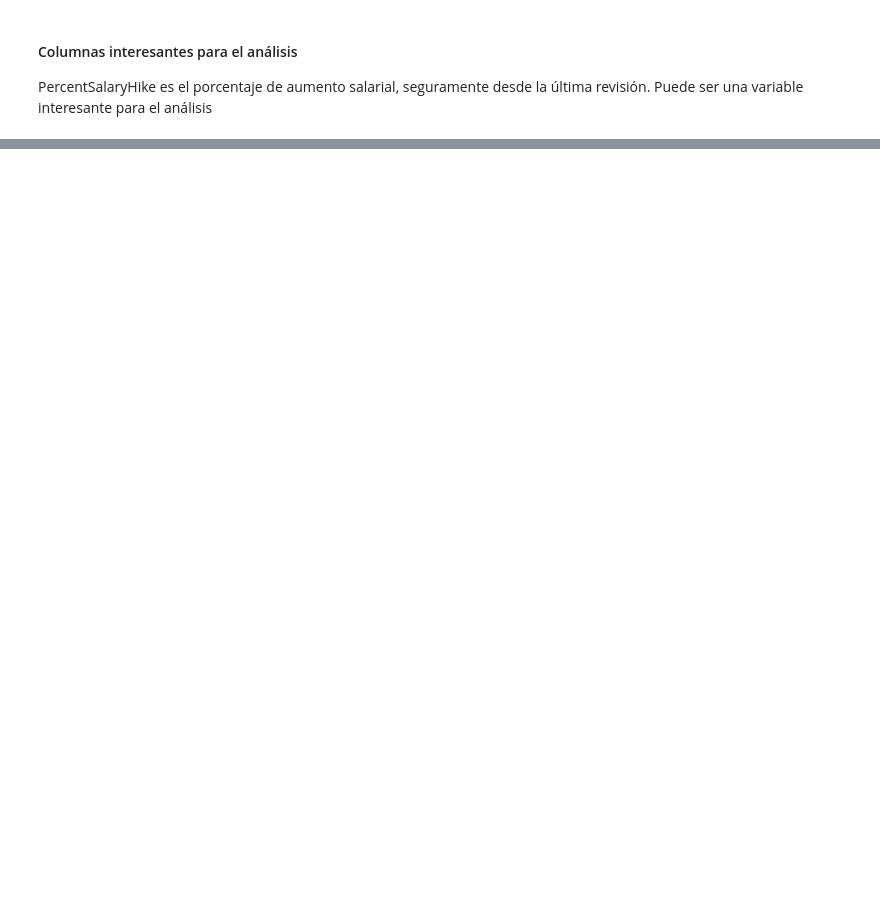
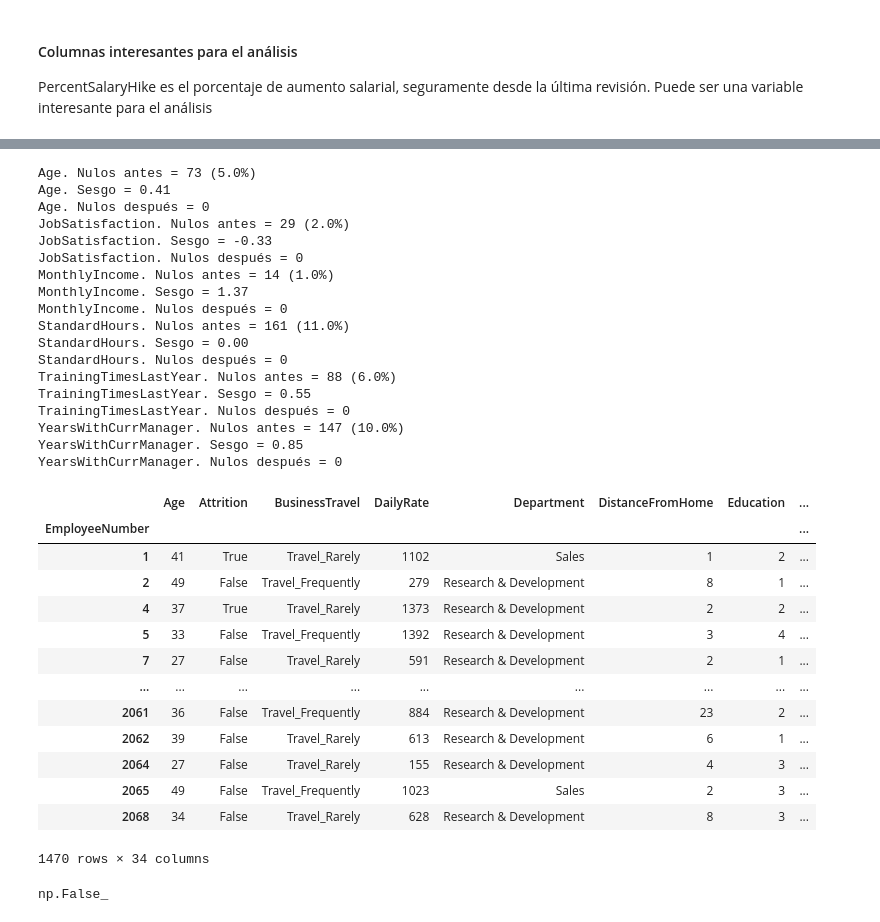
Before and after one commit to Adalab/project-da-promo-67-modulo-3-team-2, a Jupyter notebook: EDA_transformacion_limpieza.ipynb, the cells around one changed output, grey strips where cells are left out. Saved outputs shown, nothing was run; the diff lists cells and outputs as text; code cells hidden in the pictures; blank space fills up the shorter version.

```diff
--- a/EDA_transformacion_limpieza.ipynb
+++ b/EDA_transformacion_limpieza.ipynb
@@ -309,0 +463,73 @@ PercentSalaryHike es el porcentaje de aumento salarial, seguramente desde la úl
+# %%
+## FUNCION PARA SUSTITUIR NULOS EN COLUMNAS NUMERICAS - PY
+
+def sustitucion_nulos_numericas(df):
+    df = df.copy()
+    columnas_numericas = df.select_dtypes(include=['number']).columns
+    columnas_con_nulos = [col for col in columnas_numericas if df[col].isnull().sum() > 0]
+    imputador = IterativeImputer(max_iter= 10, random_state= 42)
+    valores_imputados = imputador.fit_transform(df[columnas_numericas])
+    df_temp = pd.DataFrame(valores_imputados, columns=columnas_numericas, index=df.index)
+
+    for columna in columnas_con_nulos:
+        porcentaje_nulos = df[columna].isnull().sum()/df.shape[0]*100
+        print(f"{columna}. Nulos antes = {df[columna].isnull().sum()} ({porcentaje_nulos:.1f}%)")
+
+
+        if porcentaje_nulos > 25:
+            df[columna] = df_temp[columna]
+            print(f"{columna}. Nulos después = {df[columna].isnull().sum()}")
+
+        else:
+            sesgo = df[columna].skew()
+            mediana = df[columna].median()
+            media = df[columna].mean()
+            print(f"{columna}. Sesgo = {sesgo:.2f}")
+            if abs(sesgo) > 0.5:
+                df[columna] = df[columna].fillna(round(mediana))
+                print(f"{columna}. Nulos después = {df[columna].isnull().sum()}")
+            else:
+                df[columna] = df[columna].fillna(round(media))
+                print(f"{columna}. Nulos después = {df[columna].isnull().sum()}")
+
+    return df
+# %%
+df_limpio = sustitucion_nulos_numericas(df_bool_limpio)
+df_limpio
+# %% [output]
+Age. Nulos antes = 73 (5.0%)
+Age. Sesgo = 0.41
+Age. Nulos después = 0
+JobSatisfaction. Nulos antes = 29 (2.0%)
+JobSatisfaction. Sesgo = -0.33
+JobSatisfaction. Nulos después = 0
+MonthlyIncome. Nulos antes = 14 (1.0%)
+MonthlyIncome. Sesgo = 1.37
+MonthlyIncome. Nulos después = 0
+StandardHours. Nulos antes = 161 (11.0%)
+StandardHours. Sesgo = 0.00
+StandardHours. Nulos después = 0
+TrainingTimesLastYear. Nulos antes = 88 (6.0%)
+TrainingTimesLastYear. Sesgo = 0.55
+TrainingTimesLastYear. Nulos después = 0
+YearsWithCurrManager. Nulos antes = 147 (10.0%)
+YearsWithCurrManager. Sesgo = 0.85
+YearsWithCurrManager. Nulos después = 0
+|  | Age | Attrition | BusinessTravel | DailyRate | Department | DistanceFromHome | Education | ... |
+| EmployeeNumber |  |  |  |  |  |  |  | ... |
+| 1 | 41 | True | Travel_Rarely | 1102 | Sales | 1 | 2 | ... |
+| 2 | 49 | False | Travel_Frequently | 279 | Research & Development | 8 | 1 | ... |
+| 4 | 37 | True | Travel_Rarely | 1373 | Research & Development | 2 | 2 | ... |
+| 5 | 33 | False | Travel_Frequently | 1392 | Research & Development | 3 | 4 | ... |
+| 7 | 27 | False | Travel_Rarely | 591 | Research & Development | 2 | 1 | ... |
+| ... | ... | ... | ... | ... | ... | ... | ... | ... |
+| 2061 | 36 | False | Travel_Frequently | 884 | Research & Development | 23 | 2 | ... |
+| 2062 | 39 | False | Travel_Rarely | 613 | Research & Development | 6 | 1 | ... |
+| 2064 | 27 | False | Travel_Rarely | 155 | Research & Development | 4 | 3 | ... |
+| 2065 | 49 | False | Travel_Frequently | 1023 | Sales | 2 | 3 | ... |
+| 2068 | 34 | False | Travel_Rarely | 628 | Research & Development | 8 | 3 | ... |
+1470 rows × 34 columns
+# %%
+df_limpio.isnull().any().any()
+# %% [output]
+np.False_
```
Also changed, not shown: parts of 20 cells of this notebook.
